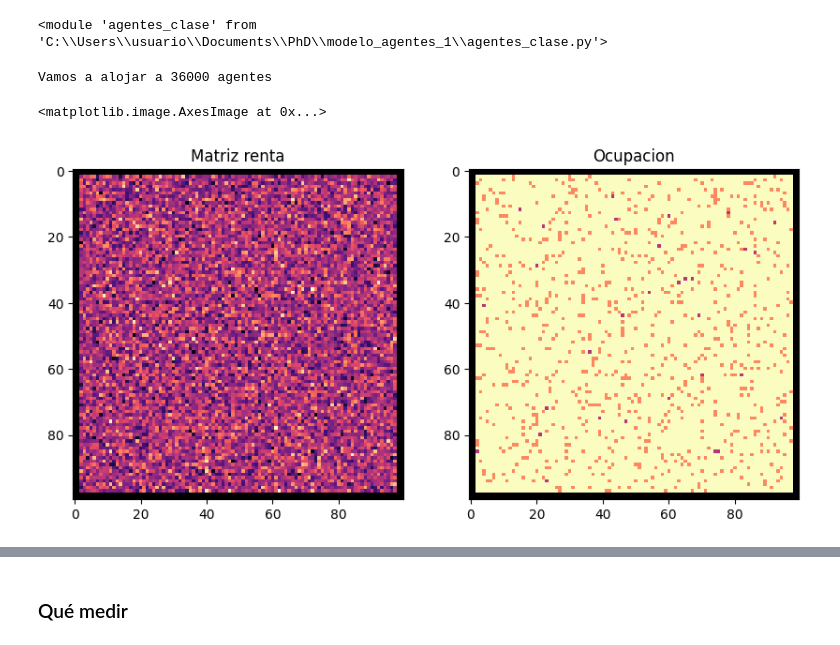
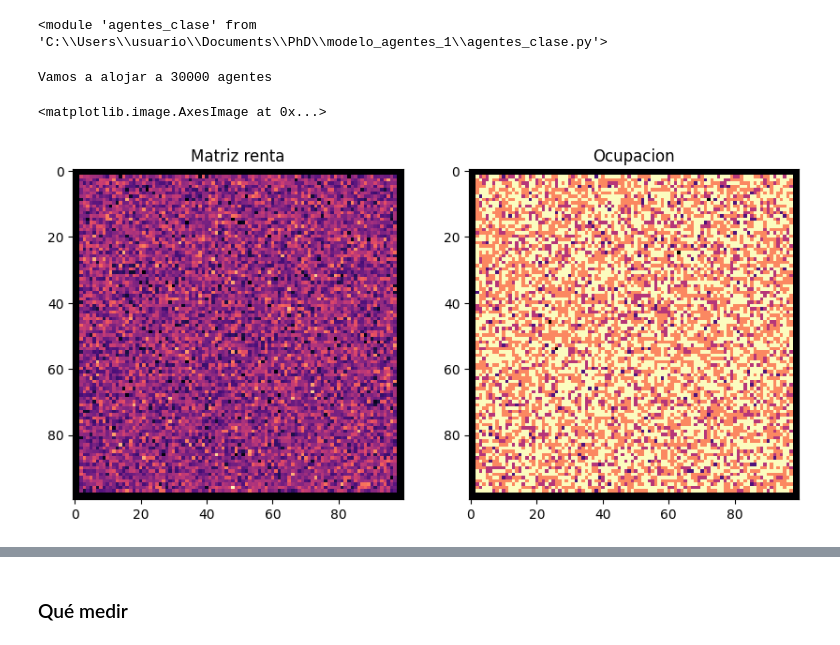
Before and after one commit to sergiohzlz/modelo_gentrificacion, a Jupyter notebook: phd_tercer_semestre.ipynb, the cells around one changed output, grey strips where cells are left out. Drawn from its saved outputs; the diff is of its cells as text; code cells hidden in the pictures.

Commit message:
modelo con observables de estres, remanente y ocupacion

```diff
--- a/phd_tercer_semestre.ipynb
+++ b/phd_tercer_semestre.ipynb
@@ -198,8 +192,12 @@ En el vecindario o localidad vamos a instanciar a una serie de agentes con las r
 reload(A)
 # %% [output]
 <module 'agentes_clase' from 'C:\\Users\\usuario\\Documents\\PhD\\modelo_agentes_1\\agentes_clase.py'>
+# %%
+n = 100
+N = 30_000
+agentes = A.crea_agentes(N=N)
 # %%
-V = A.Vecindario(n=100,
+V = A.Vecindario(n=n,
                  k= 4,
                  P=agentes,                                         # agentes recién creados
                  params={'tipo' : 'gaussian', 'gauss_mean': 3, 'gauss_std': 1},
@@ -207,4 +205,4 @@ V = A.Vecindario(n=100,
                  b = 0.2,
                  pad=2)
 # %% [output]
-Vamos a alojar a 36000 agentes
+Vamos a alojar a 30000 agentes
@@ -213,10 +209,10 @@ O = dict_a_array(V.ocupacion, (100,100))
 # %%
 fig, ax = plt.subplots(1,2, figsize=(10,5))
 ax[0].set_title('Matriz renta')
 ax[0].imshow(V.V, cmap='magma')
-O = dict_a_array(V.ocupacion, (100,100))
+O = A.dict_a_array(V.ocupacion, (100,100))
 ax[1].set_title('Ocupacion')
 ax[1].imshow(O, cmap='magma')
 # %% [output]
 <matplotlib.image.AxesImage at 0x...>
-[figure, old version]
+[figure, new version]
```
Also changed, not shown: parts of 69 cells of this notebook, 1 other file.
